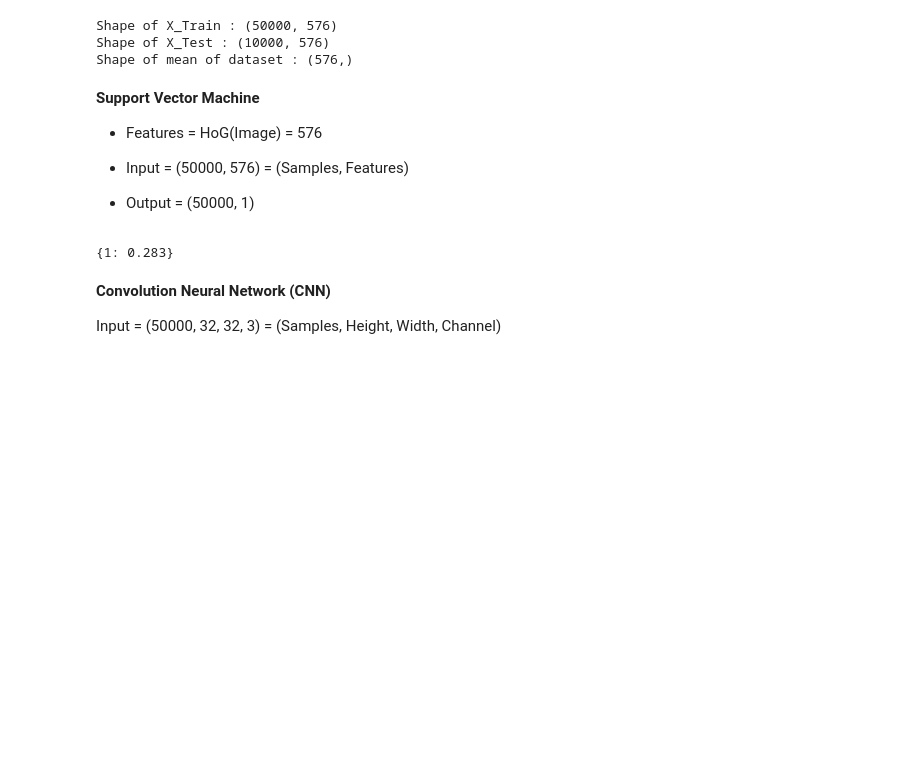
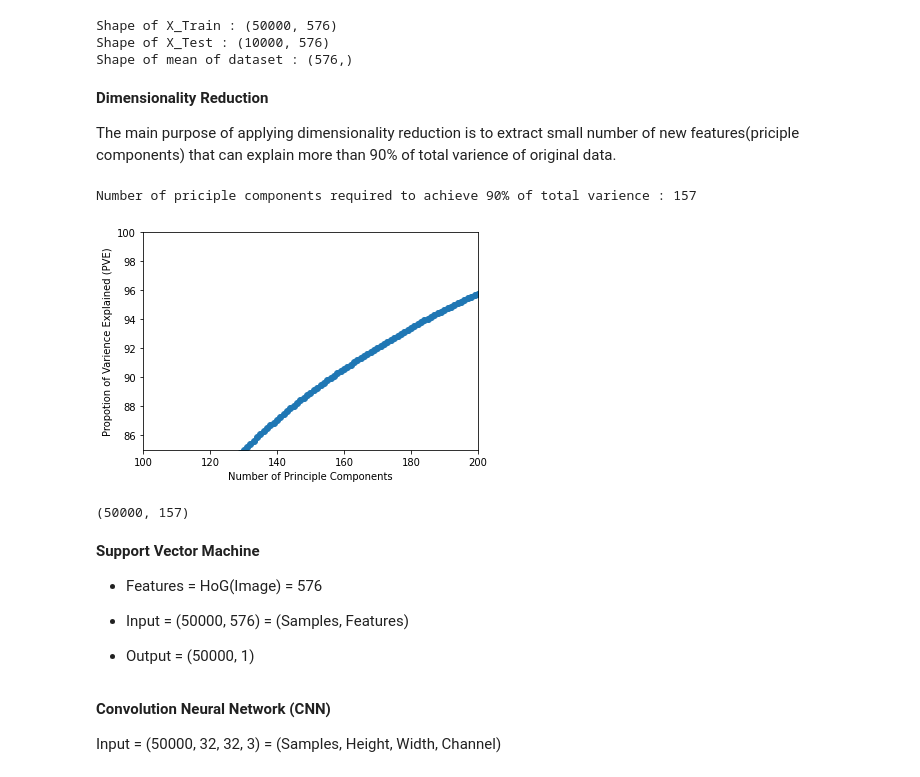
Before and after one commit to deshanchathusanka/machine-learning-algorithms, a Jupyter notebook: Coursework.ipynb, the cells around one changed output. Drawn from its saved outputs; the diff is of its cells as text; code cells hidden in the pictures; blank space fills up the shorter version.

```diff
--- a/Coursework.ipynb
+++ b/Coursework.ipynb
@@ -127,6 +147,38 @@ x_test_standard = scaler.transform(X = x_test)
 Shape of X_Train : (50000, 576)
 Shape of X_Test : (10000, 576)
 Shape of mean of dataset : (576,)
+# %% [markdown]
+**Dimensionality Reduction**
+
+
+ The main purpose of applying dimensionality reduction is to extract small number of new features(priciple components) that can explain more than 90% of total varience of original data.
+# %%
+pca = PCA().fit(x_train_standard)
+singular_values = pca.explained_variance_
+right_singular_vectors = pca.components_
+singular_values_normalized = singular_values/sum(singular_values)
+
+cum_sum_var = np.cumsum(singular_values_normalized)
+num_components_90 = bisect_left(cum_sum_var, 0.9) + 1
+print(f'Number of priciple components required to achieve 90% of total varience : {num_components_90}')
+
+plt.figure()
+plt.scatter(x = range(1, len(singular_values)+1), y = cum_sum_var*100)
+plt.xlabel(xlabel = "Number of Principle Components")
+plt.ylabel(ylabel = "Propotion of Varience Explained (PVE)")
+plt.ylim([85,100])
+plt.xlim([100,200])
+plt.show()
+# %% [output]
+Number of priciple components required to achieve 90% of total varience : 157
+[figure, added]
+# %%
+x_train_standard_reduced = pca.transform(X = x_train_standard)[:, 0: 157]
+x_test_standard_reduced = pca.transform(X = x_test_standard)[:, 0: 157]
+
+print(x_train_standard_reduced.shape)
+# %% [output]
+(50000, 157)
 # %% [markdown]
 **Support Vector Machine**
 
@@ -136,20 +188,3 @@ Shape of mean of dataset : (576,)
 * Input = (50000, 576) = (Samples, Features)
 
 * Output = (50000, 1)
-# %%
-""" Train Support Vector Machine Classifier """
-
-cross_validation_c = {}
-for c in range(1,2) :
-  svc = SVC(C = c, kernel = 'rbf') # Kernel = Radial Basis Function Kernel(Gaussian Kernel)
-  # Train the model using training data
-  svc.fit(X = x_train_standard, y = y_train)
-  # Predict labels from trained model
-  y_hat = svc.predict(X = x_test_standard)
-  # Calculate accuracy
-  accuracy = svc.score(X = x_test_standard, y = y_test)
-  cross_validation_c[c] = accuracy
-
-print(cross_validation_c)
-# %% [output]
-{1: 0.283}
```
Also changed, not shown: parts of 8 cells of this notebook.
